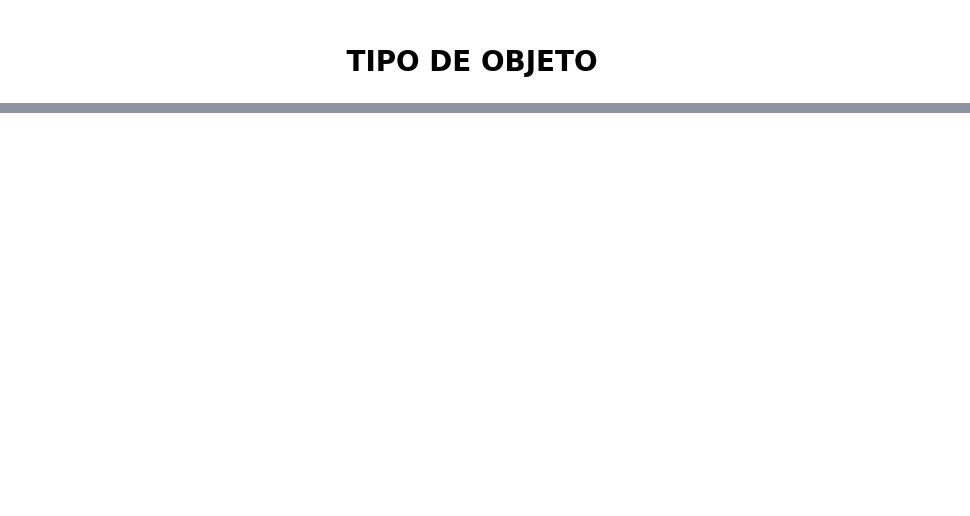
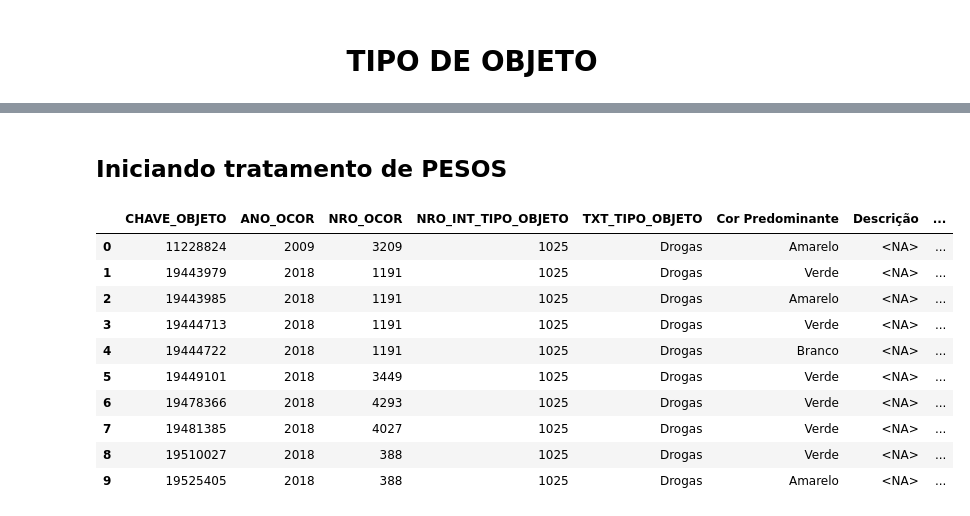
Before and after one commit to giuliannocappellari/Grafos, a Jupyter notebook: Indicadores/Drogas_Reclassificacao.ipynb, the cells around one changed output, grey strips where cells are left out. Saved outputs shown, nothing was run; the diff lists cells and outputs as text; code cells hidden in the pictures; blank space fills up the shorter version.

```diff
--- a/Indicadores/Drogas_Reclassificacao.ipynb
+++ b/Indicadores/Drogas_Reclassificacao.ipynb
@@ -163,0 +114,11 @@ cores2
+# %%
+#Monta serie de drogas para reclassificação
+DrogasReclassificar = drogas_df.loc[drogas_df['TXT_TIPO_OBJETO'] == 'Drogas'].reset_index(drop=True)
+#Salvando drogas ja já classificadas
+JaClassificadas = drogas_df.loc[drogas_df['TXT_TIPO_OBJETO'] != 'Drogas'].reset_index(drop= True)
+
+def unicode_e_minusculo(txt):
+    if pd.isna(txt):
+        return pd.NA
+    return unidecode.unidecode(str(txt).replace(',','').replace('.','')).lower()
+DrogasReclassificar['Descrição'] = DrogasReclassificar['Descrição'].apply(unicode_e_minusculo)
@@ -287,0 +182,25 @@ resultado_final.head(10)
+# %% [markdown]
+## Iniciando tratamento de PESOS
+# %%
+#Mudando o float do padrão brasileiro para o americano
+#Criando novas colunas de Peso para analise e diferenciação de valores entre nova e antiga
+reclassificacao['Novo Peso Unitário'] = pd.to_numeric(reclassificacao['Peso Unitário'].str.replace(',','.'), errors='coerce',downcast="float")
+reclassificacao['Novo Peso Total'] = pd.to_numeric(reclassificacao['Peso Total'].str.replace(',','.'), errors='coerce',downcast="float")
+
+#Trocando dados NaN por 0
+reclassificacao['Novo Peso Unitário'] = reclassificacao['Novo Peso Unitário'].fillna(0).astype(float)
+reclassificacao['Novo Peso Total'] = reclassificacao['Novo Peso Total'].fillna(0).astype(float)
+#Mostrar mudança nas colunas peso
+reclassificacao.head(10)
+# %% [output]
+|  | CHAVE_OBJETO | ANO_OCOR | NRO_OCOR | NRO_INT_TIPO_OBJETO | TXT_TIPO_OBJETO | Cor Predominante | Descrição | ... |
+| 0 | 11228824 | 2009 | 3209 | 1025 | Drogas | Amarelo | <NA> | ... |
+| 1 | 19443979 | 2018 | 1191 | 1025 | Drogas | Verde | <NA> | ... |
+| 2 | 19443985 | 2018 | 1191 | 1025 | Drogas | Amarelo | <NA> | ... |
+| 3 | 19444713 | 2018 | 1191 | 1025 | Drogas | Verde | <NA> | ... |
+| 4 | 19444722 | 2018 | 1191 | 1025 | Drogas | Branco | <NA> | ... |
+| 5 | 19449101 | 2018 | 3449 | 1025 | Drogas | Verde | <NA> | ... |
+| 6 | 19478366 | 2018 | 4293 | 1025 | Drogas | Verde | <NA> | ... |
+| 7 | 19481385 | 2018 | 4027 | 1025 | Drogas | Verde | <NA> | ... |
+| 8 | 19510027 | 2018 | 388 | 1025 | Drogas | Verde | <NA> | ... |
+| 9 | 19525405 | 2018 | 388 | 1025 | Drogas | Amarelo | <NA> | ... |
```
Also changed, not shown: parts of 36 cells of this notebook.
